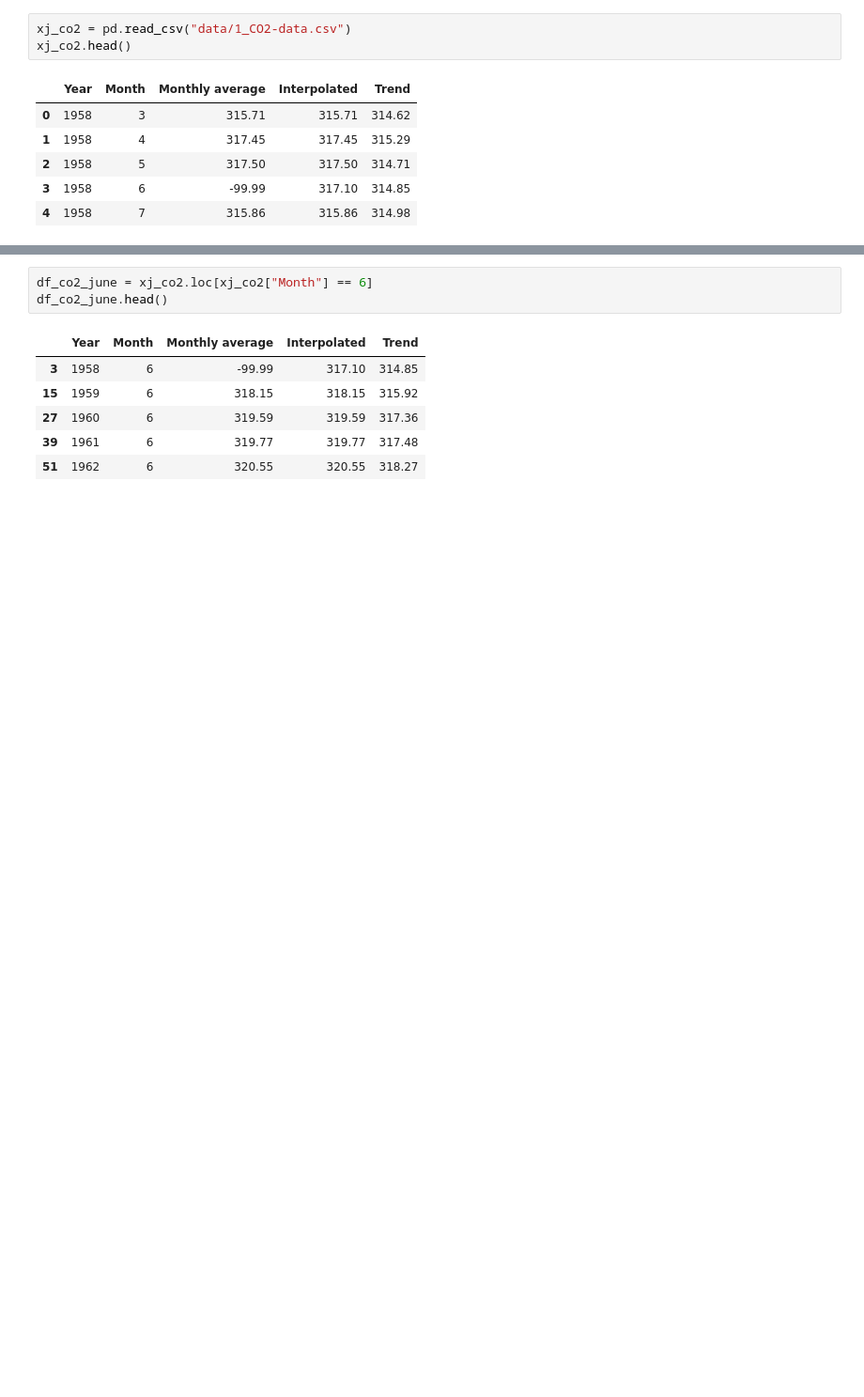
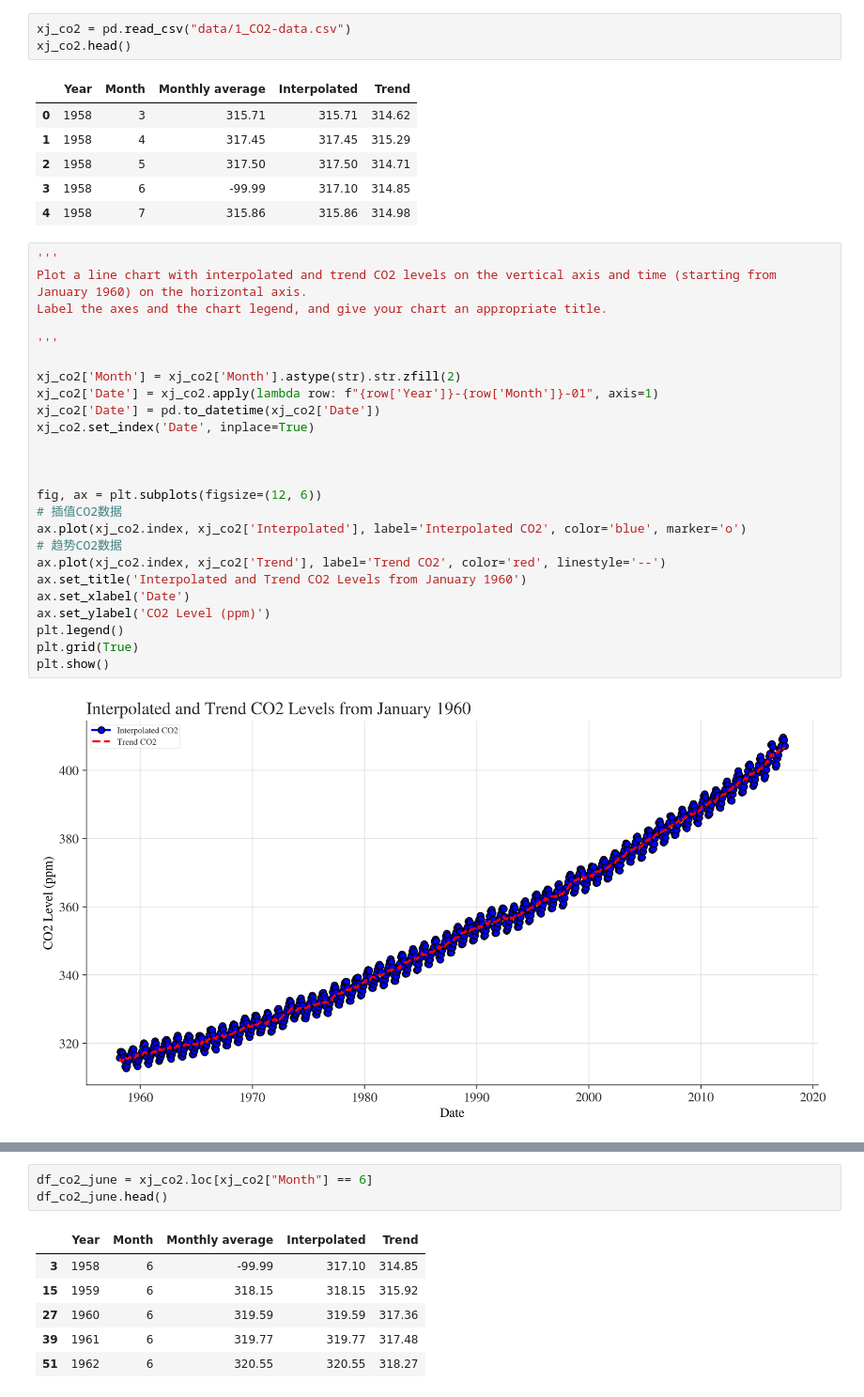
Before and after one commit to nichen-boop/xj-em24a-014, a Jupyter notebook: xujie-practiceone/xujie-prcticeone.ipynb, the cells around one changed output, grey strips where cells are left out. Shown at 94% size. Saved outputs shown, nothing was run; the diff lists cells and outputs as text; blank space fills up the shorter version.

```diff
--- a/xujie-practiceone/xujie-prcticeone.ipynb
+++ b/xujie-practiceone/xujie-prcticeone.ipynb
@@ -306,3 +452,30 @@ xj_co2.head()
 | 2 | 1958 | 5 | 317.50 | 317.50 | 314.71 |
 | 3 | 1958 | 6 | -99.99 | 317.10 | 314.85 |
 | 4 | 1958 | 7 | 315.86 | 315.86 | 314.98 |
+# %%
+'''
+Plot a line chart with interpolated and trend CO2 levels on the vertical axis and time (starting from January 1960) on the horizontal axis.
+Label the axes and the chart legend, and give your chart an appropriate title.
+
+'''
+
+xj_co2['Month'] = xj_co2['Month'].astype(str).str.zfill(2)
+xj_co2['Date'] = xj_co2.apply(lambda row: f"{row['Year']}-{row['Month']}-01", axis=1)
+xj_co2['Date'] = pd.to_datetime(xj_co2['Date'])
+xj_co2.set_index('Date', inplace=True)
+
+
+
+fig, ax = plt.subplots(figsize=(12, 6))
+# 插值CO2数据
+ax.plot(xj_co2.index, xj_co2['Interpolated'], label='Interpolated CO2', color='blue', marker='o')
+# 趋势CO2数据
+ax.plot(xj_co2.index, xj_co2['Trend'], label='Trend CO2', color='red', linestyle='--')
+ax.set_title('Interpolated and Trend CO2 Levels from January 1960')
+ax.set_xlabel('Date')
+ax.set_ylabel('CO2 Level (ppm)')
+plt.legend()
+plt.grid(True)
+plt.show()
+# %% [output]
+[figure, added]
```
Also changed, not shown: parts of 16 cells of this notebook, 3 other files.
